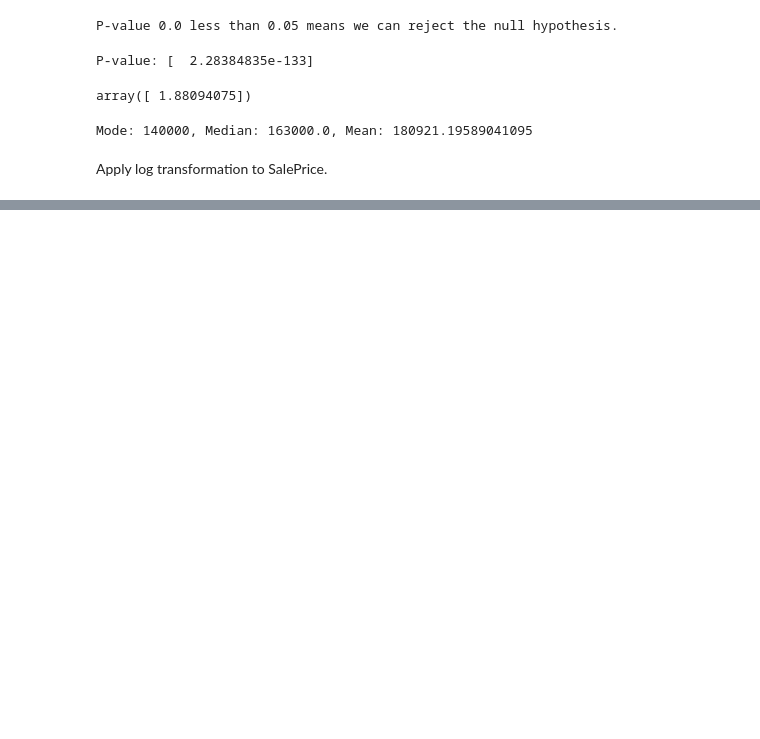
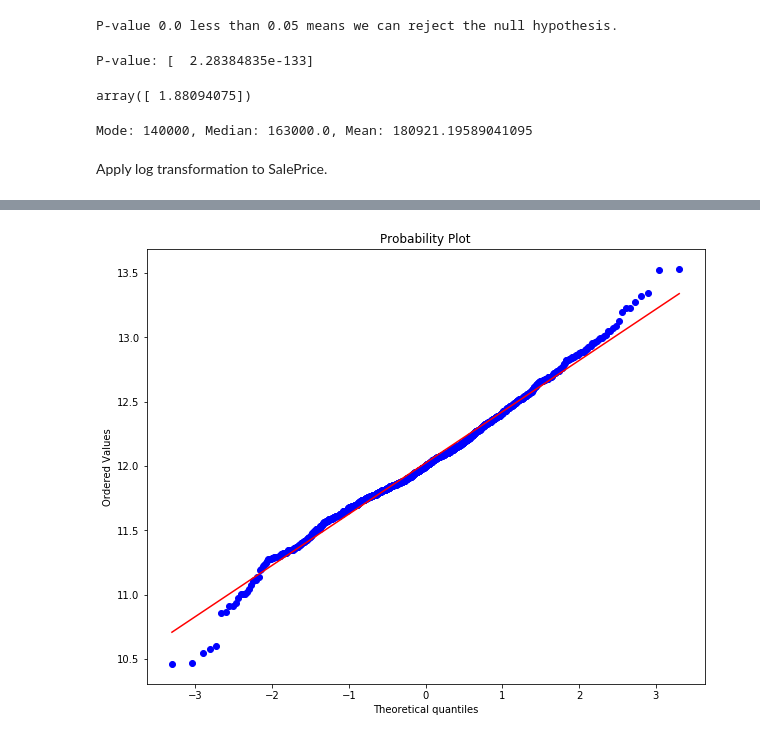
Before and after one commit to surfertas/machine_learning, a Jupyter notebook: kaggle/house_prices/2-1-house_price_data_exploration_dependent_variable.ipynb, the cells around one changed output, grey strips where cells are left out. Drawn from its saved outputs; the diff is of its cells as text; code cells hidden in the pictures; blank space fills up the shorter version.

```diff
--- a/kaggle/house_prices/2-1-house_price_data_exploration_dependent_variable.ipynb
+++ b/kaggle/house_prices/2-1-house_price_data_exploration_dependent_variable.ipynb
@@ -98,0 +106,5 @@ Mode: 11.8494, Median: 12.0015, Mean: 12.0241
+# %%
+# We need to reshape y_log first (a bit hacky)
+res = stats.probplot(y_log.as_matrix().reshape(1460,), plot=plt)
+# %% [output]
+[figure, added]
```
Also changed, not shown: parts of 6 cells of this notebook.
